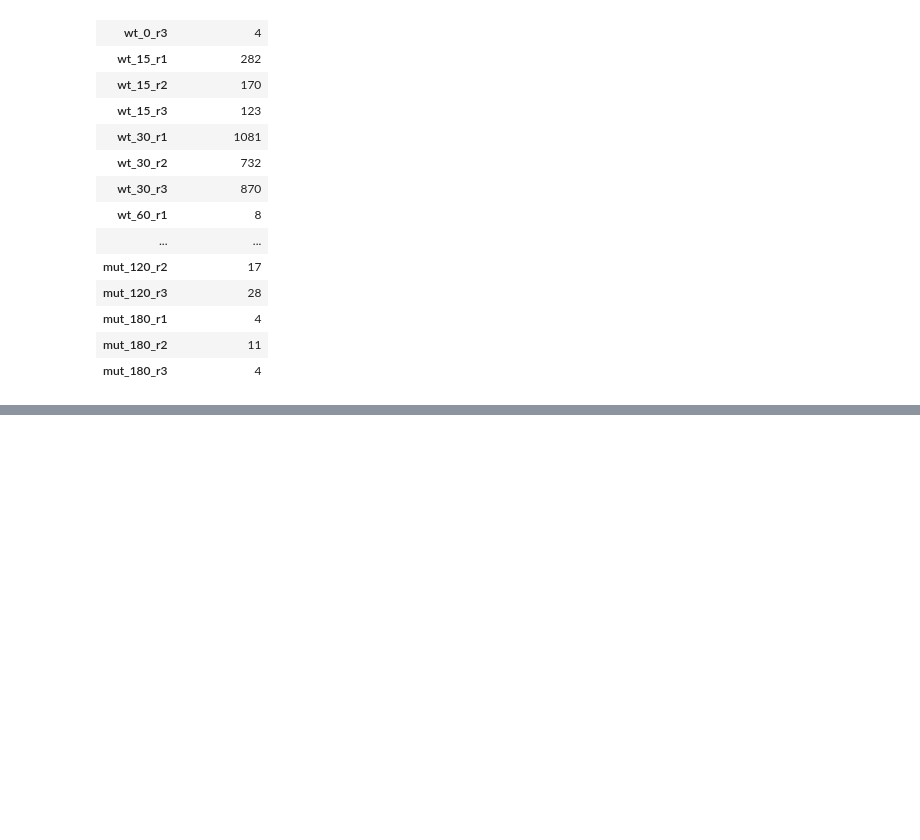
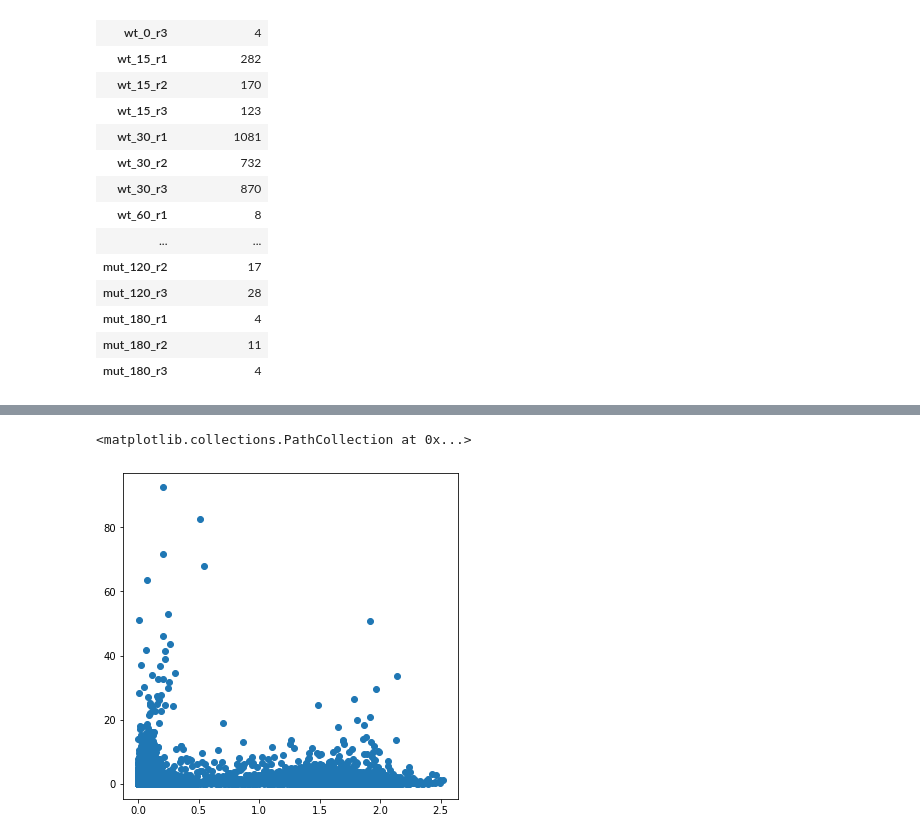
Before and after one commit to holmrenser/taxus, a Jupyter notebook: docs/examples/fission.ipynb, the cells around one changed output, grey strips where cells are left out. Saved outputs shown, nothing was run; the diff lists cells and outputs as text; code cells hidden in the pictures; blank space fills up the shorter version.

```diff
--- a/docs/examples/fission.ipynb
+++ b/docs/examples/fission.ipynb
@@ -89,0 +120,5 @@ elbo_reduced = [(model, model.fit(n_steps=10000, tol=1e-6)) for model in reduced
+# %%
+gene_id = 'SPAC1002.18'
+lr = [tx.LRT('~ genotype + time', '~ time', covariates[['genotype', 'time']],
+      norm_df.T[[gene_id]], kernel='rbf', likelihood='nb').fit(combine_terms=True) for _ in range(10)]
+sorted(lr)
@@ -89,0 +136,9 @@ elbo_reduced = [(model, model.fit(n_steps=10000, tol=1e-6)) for model in reduced
+# %%
+def lrt(gene_id):
+    with warnings.catch_warnings(record=True) as w:
+        lr = [tx.LRT('~ genotype + time', '~ time', covariates[['genotype', 'time']],
+              norm_df.T[[gene_id]], kernel='rbf', likelihood='nb').fit(combine_terms=True) for _ in range(10)]
+    return sorted(lr)[0]
+nb_rbf_lrs = Parallel(n_jobs=8)(delayed(lrt)(gene_id) for gene_id in tqdm(norm_df.index))
+nb_rbf_lrs_df = pd.DataFrame(nb_rbf_lrs, index=norm_df.index)
+#nb_rbf_lrs_df.to_csv('./nb_rbf_lrs.tsv', sep='\t')
@@ -89,0 +172,3 @@ elbo_reduced = [(model, model.fit(n_steps=10000, tol=1e-6)) for model in reduced
+# %%
+deseq2_df = pd.read_csv('./deseq2_results.tsv', sep='\t')
+deseq2_df
@@ -89,0 +189,6 @@ elbo_reduced = [(model, model.fit(n_steps=10000, tol=1e-6)) for model in reduced
+# %%
+fig,ax = plt.subplots(1, figsize=(6,6))
+ax.scatter(np.abs(nb_rbf_lrs_df[0]), deseq2_df['stat'])
+# %% [output]
+<matplotlib.collections.PathCollection at 0x...>
+[figure, added]
```
Also changed, not shown: parts of 29 cells of this notebook, 6 other files.
